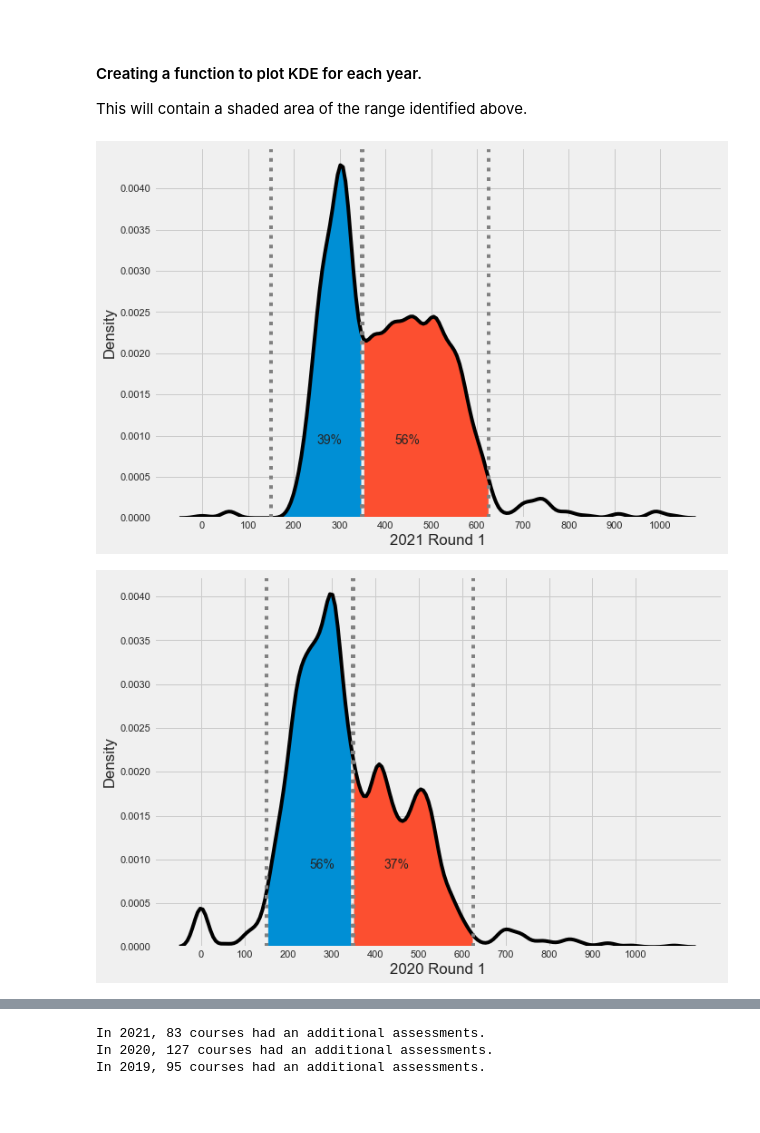
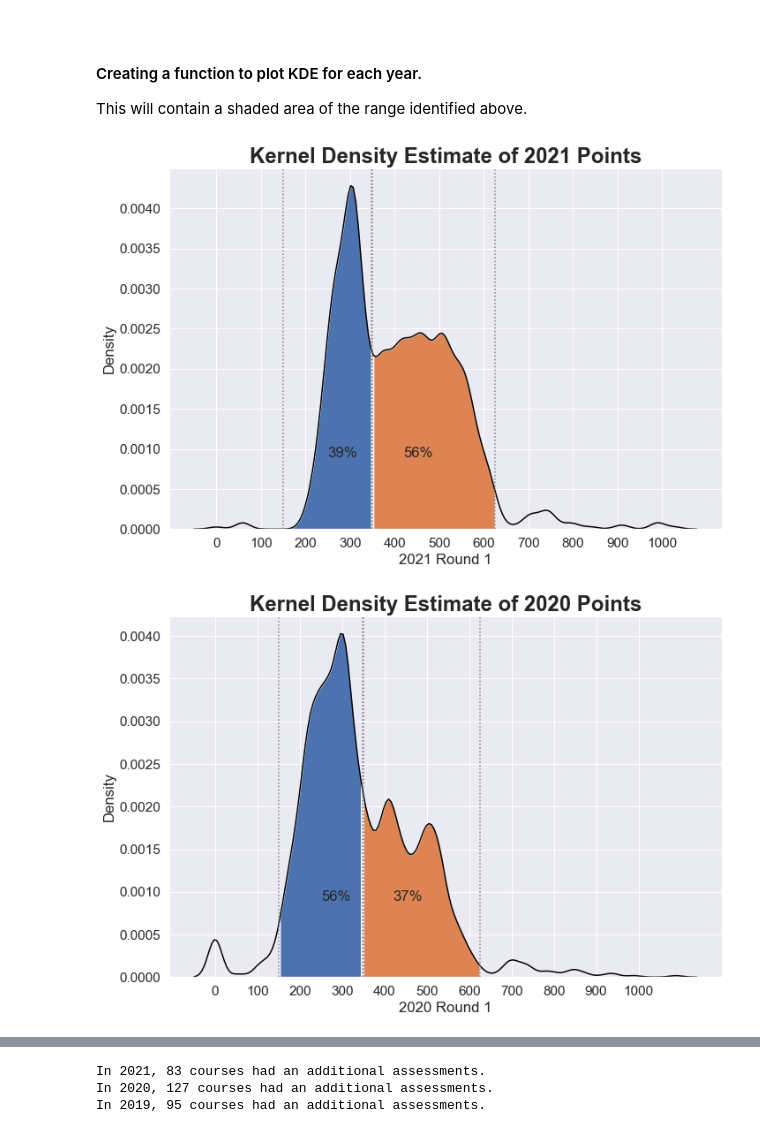
Before and after one commit to RYANCOX00/Fundamentals_of_DA, a Jupyter notebook: cao.ipynb, the cells around one changed output, grey strips where cells are left out. Drawn from its saved outputs; the diff is of its cells as text; code cells hidden in the pictures; blank space fills up the shorter version.

```diff
--- a/cao.ipynb
+++ b/cao.ipynb
@@ -507,14 +509,20 @@ r1_2019 = all_courses["2019 Round 1"].dropna().astype(int)
 
 Plot as histogram next to one another to initial compare.  Note that 2020 has many more course than 2021, and 2019, therefore unfair to use sharey=True, i.e. share a Y axis.  This would show frequency of course points for 2020 much higher than 2021 and 2019 across the board.  Rather, each year will have a unique Y axis, therefore we can compare the distribution of points
 # %%
-# 3 horizontel subplots. [28]
-fig, axes = plt.subplots(1,3)
+# 3 horizontel subplots. Amending standard fig size as there is 3 axis [28]
+fig, axes = plt.subplots(1,3, figsize=(15, 6))
 
 # plotting histograms from seaborn, setting bins to 15. [27]
 sns.histplot(r1_2021, bins = 15, ax=axes[0])
 sns.histplot(r1_2020, bins = 15, ax=axes[1])
 sns.histplot(r1_2019, bins = 15, ax=axes[2])
 
+# Set font size on plot
+sns.set(font_scale=1.4)
+
+# Tight layout for subplots to prevent crushing [36].
+plt.tight_layout()
+
 plt.plot()
 # %% [output]
 []
@@ -533,7 +541,7 @@ In 2020, and 2019 the spike is evident at 250-350, with a sudden drop of frequen
 # KDE plot from seaborn [29]
 p = sns.kdeplot(r1_2021, bw_adjust= 0.4,color='red')
 sns.kdeplot(r1_2020, bw_adjust= 0.4, color='blue')
-sns.kdeplot(r1_2019, bw_adjust= 0.4, color='pink')
+sns.kdeplot(r1_2019, bw_adjust= 0.4, color='orange')
 
 # Veritical line at 300 to show mutual peak of spike.
 p.axvline(300, color = '0.5', linestyle = ':')
@@ -544,5 +552,9 @@ plt.xticks([0,100,200,300,400,500,600,700,800,900,1000])
 # Setting X label
 p.set(xlabel='Points Frequency')
 
+
+# Setting font size on the plot.
+sns.set(font_scale=1.4)
+
 plt.show()
 # %% [output]
@@ -622,7 +634,7 @@ range19 = ranges(r1_2019)
 
 This will contain a shaded area of the range identified above.
 # %%
-def round1plot (series, spike, upper_band):
+def round1plot (series, spike, upper_band, year):
 
     # Creating a KDE plot with 2021 round 1 data.
     fig, ax = plt.subplots()
@@ -670,13 +682,22 @@ def round1plot (series, spike, upper_band):
     ax1.axvline(high2, color = '0.5', linestyle = ':')
 
 
+    # Creating dict for font for title.
+    titlefont= { 'fontsize': 24, 'fontweight':'bold'}
+
+    # Creating plot title.
+    ax1.set_title("Kernel Density Estimate of {} Points".format(year), fontdict= titlefont)
+
+    # Setting font size on the plot.
+    sns.set(font_scale=1.4)
+
     plt.show()
 # %%
-round1plot(r1_2021, range21[0], range21[1])
+round1plot(r1_2021, range21[0], range21[1], "2021")
 # %% [output]
-[figure, old version]
+[figure, new version]
 # %%
-round1plot(r1_2020, range20[0], range20[1])
+round1plot(r1_2020, range20[0], range20[1], "2020")
 # %% [output]
-[figure, old version]
+[figure, new version]
 # %%
```
Also changed, not shown: parts of 34 cells of this notebook, 25 other files.
